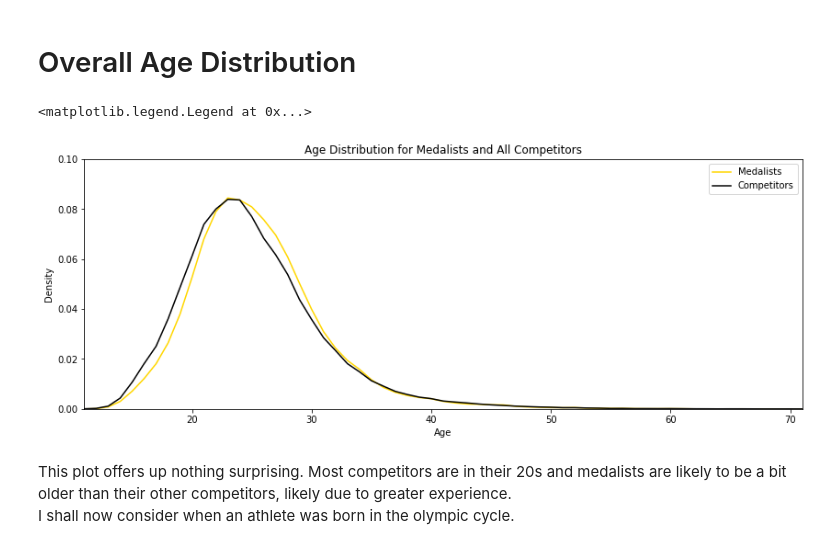
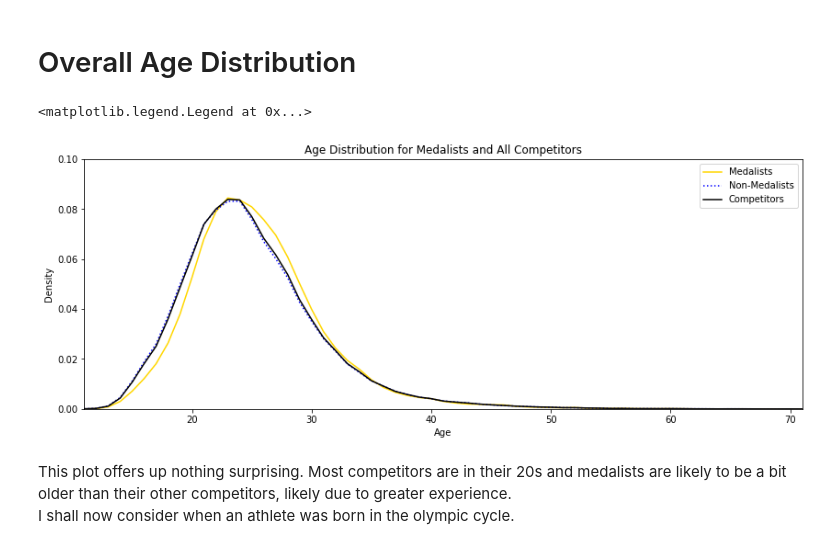
Before and after one commit to dajhutchinson/Olympic-Analysis, a Jupyter notebook: Overview Analysis.ipynb, the cells around one changed output. Saved outputs shown, nothing was run; the diff lists cells and outputs as text; code cells hidden in the pictures.

```diff
--- a/Overview Analysis.ipynb
+++ b/Overview Analysis.ipynb
@@ -65,20 +65,21 @@ print("\t{} events ({} summer, {} winter).\n".format(len(athlete_df["Event"].uni
 # %%
 fig,axes=plt.subplots(figsize=(14,5),nrows=1,ncols=1)
 # kde plot of age distribution for medal winners against non-winners
 # suggests medal winners are slightly older
 xlims=(athlete_df["Age"].min(),athlete_df["Age"].max())
 ylims=(0,.1)
 eval_points=[i for i in range(int(xlims[0]),int(xlims[1])+1)] # estimate distribution at each year
 
 # Plot data for all athletes
 athlete_df[athlete_df["Medalist"]]["Age"].plot.kde(ind=eval_points,xlim=xlims,ylim=ylims,label="Medalists",color="gold",ax=axes)
+athlete_df[~athlete_df["Medalist"]]["Age"].plot.kde(ind=eval_points,xlim=xlims,ylim=ylims,label="Non-Medalists",color="blue",ls=":",ax=axes)
 athlete_df["Age"].plot.kde(ind=eval_points,xlim=xlims,ylim=ylims,label="Competitors",color="black",ax=axes)
 axes.set_title("Age Distribution for Medalists and All Competitors")
 axes.set_xlabel("Age")
 axes.legend()
 # %% [output]
 <matplotlib.legend.Legend at 0x...>
-[figure, old version]
+[figure, new version]
 # %% [markdown]
 This plot offers up nothing surprising. Most competitors are in their 20s and medalists are likely to be a bit older than their other competitors, likely due to greater experience.\
 I shall now consider when an athlete was born in the olympic cycle.
```
Also changed, not shown: parts of 1 cell of this notebook.
